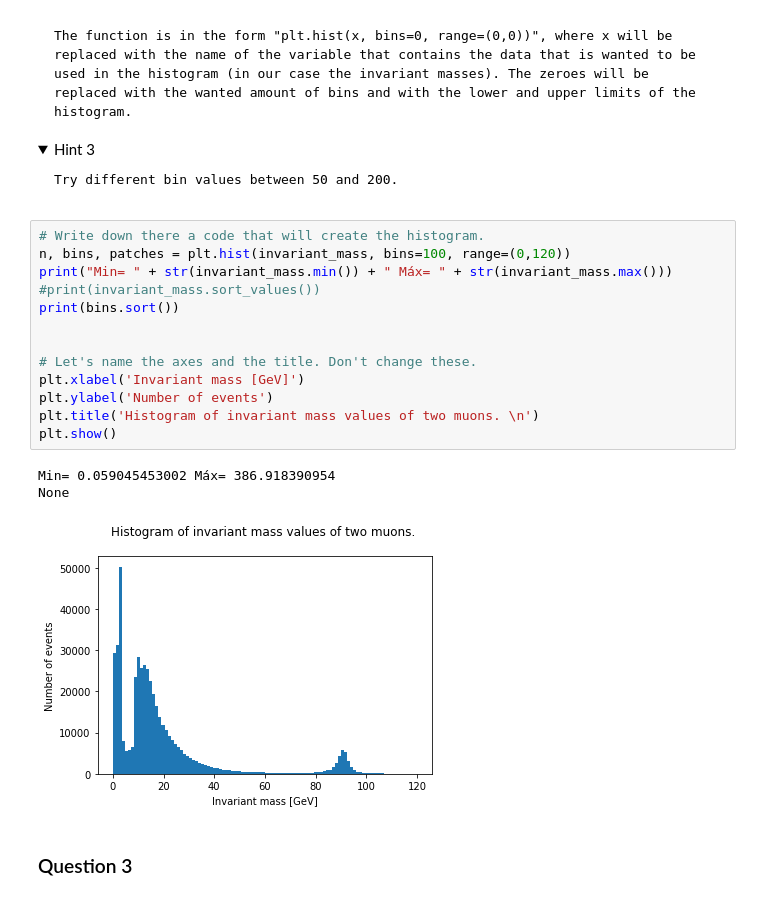
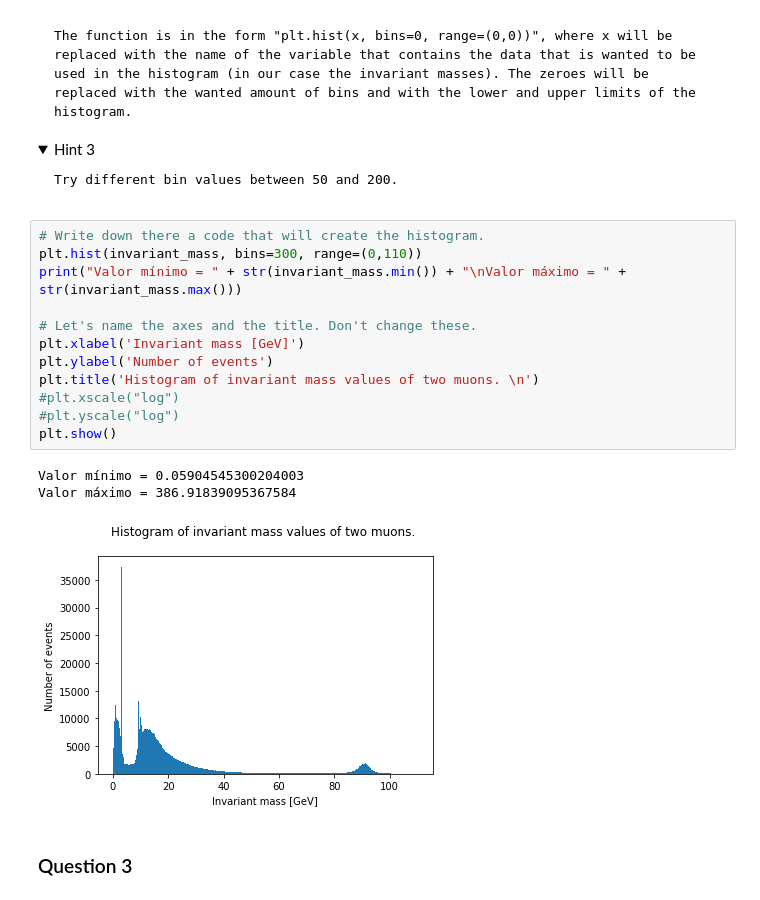
Before and after one commit to wars2/projeto1-intropython, a Jupyter notebook: Exercise.ipynb, the cells around one changed output. Saved outputs shown, nothing was run; the diff lists cells and outputs as text; folded sections open.

```diff
--- a/Exercise.ipynb
+++ b/Exercise.ipynb
@@ -434,21 +435,20 @@ If you get stuck use the hints below. But try to create the histogram without us
 </details>
 # %%
 # Write down there a code that will create the histogram.
-n, bins, patches = plt.hist(invariant_mass, bins=100, range=(0,120))
-print("Min= " + str(invariant_mass.min()) + " Máx= " + str(invariant_mass.max()))
-#print(invariant_mass.sort_values())
-print(bins.sort())
-
+plt.hist(invariant_mass, bins=300, range=(0,110))
+print("Valor mínimo = " + str(invariant_mass.min()) + "\nValor máximo = " + str(invariant_mass.max()))
 
 # Let's name the axes and the title. Don't change these.
 plt.xlabel('Invariant mass [GeV]')
 plt.ylabel('Number of events')
 plt.title('Histogram of invariant mass values of two muons. \n')
+#plt.xscale("log")
+#plt.yscale("log")
 plt.show()
 # %% [output]
-Min= 0.059045453002 Máx= 386.918390954
-None
+Valor mínimo = 0.05904545300204003
+Valor máximo = 386.91839095367584
-[figure, old version]
+[figure, new version]
 # %% [markdown]
 ### Question 3
 # %% [markdown]
```
Also changed, not shown: parts of 5 cells of this notebook.
